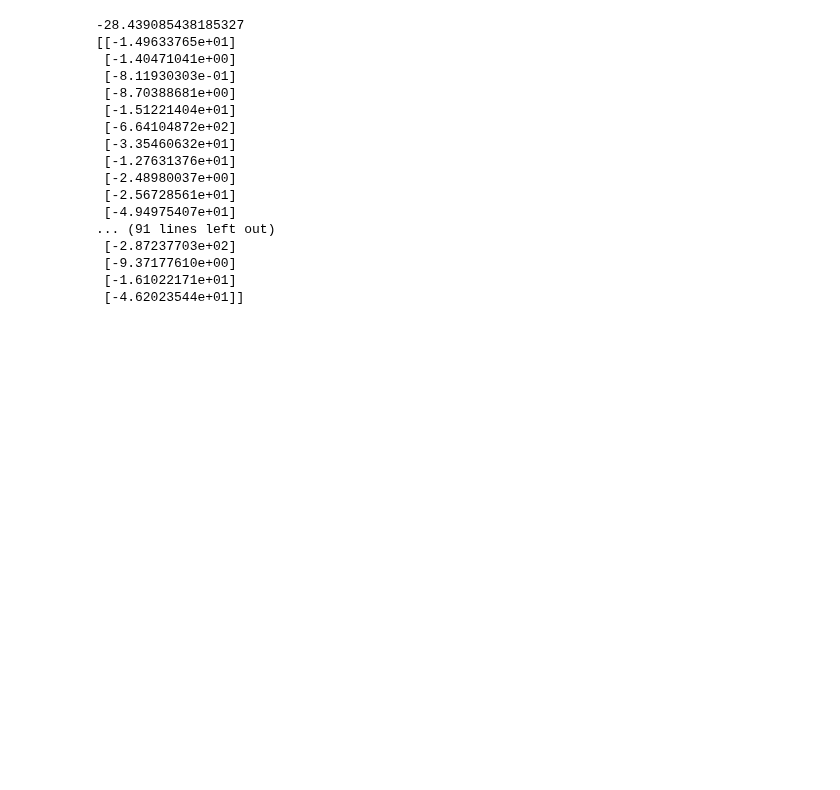
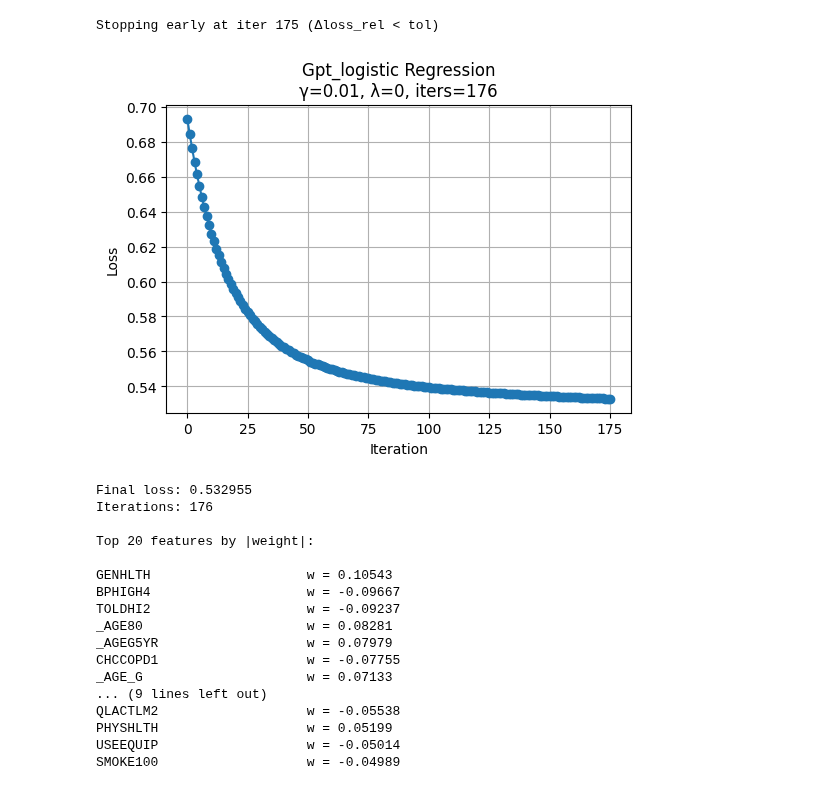
Before and after one commit to EPFLHenrik/medical-ml-prediction, a Jupyter notebook: workflow/log_regression/logistic_regression.ipynb, the cells around one changed output. Drawn from its saved outputs; the diff is of its cells as text; code cells hidden in the pictures; blank space fills up the shorter version.

Commit message:
omw for logistic regression

```diff
--- a/workflow/log_regression/logistic_regression.ipynb
+++ b/workflow/log_regression/logistic_regression.ipynb
@@ -377,24 +386,0 @@ y = y.reshape(-1,1)
-# %%
-
-w, losses = logistic_regression(y, x_data, w_init, max_iters=100, gamma=0.1)
-# %%
-print(losses)
-print(w)
-# %% [output]
--28.439085438185327
-[[-1.49633765e+01]
- [-1.40471041e+00]
- [-8.11930303e-01]
- [-8.70388681e+00]
- [-1.51221404e+01]
- [-6.64104872e+02]
- [-3.35460632e+01]
- [-1.27631376e+01]
- [-2.48980037e+00]
- [-2.56728561e+01]
- [-4.94975407e+01]
-... (91 lines left out)
- [-2.87237703e+02]
- [-9.37177610e+00]
- [-1.61022171e+01]
- [-4.62023544e+01]]
@@ -400,0 +444,46 @@ print(w)
+# %%
+valid_cols = ~np.isnan(x_data).all(axis=0)
+x_data = x_data[:, valid_cols]
+total_columns = [col for col, keep in zip(list(x_indices.keys()), valid_cols) if keep]
+x_indices = {col: i for i, col in enumerate(total_columns)}
+
+col_mean = np.nanmean(x_data, axis=0)
+inds = np.where(np.isnan(x_data))
+x_data[inds] = np.take(col_mean, inds[1])
+
+# --- Standardize once ---
+x_data = (x_data - np.mean(x_data, axis=0)) / np.std(x_data, axis=0)
+
+# --- Prepare y ---
+y = y_data[:,1].copy()
+y[np.isnan(y)] = np.nanmean(y)
+y = (y + 1) / 2  # convert -1,1 → 0,1
+y = y.reshape(-1,1)
+
+col_names = total_columns
+tx = x_data
+final_y = y
+
+w3, loss3 = run_experiment(final_y, tx, col_names,
+                          kind="gpt_logistic", gamma=0.01,
+                            max_iters=300, lambda_=0, tol=1e-4)
+# %% [output]
+Stopping early at iter 175 (Δloss_rel < tol)
+[figure, added]
+Final loss: 0.532955
+Iterations: 176
+
+Top 20 features by |weight|:
+
+GENHLTH                    w = 0.10543
+BPHIGH4                    w = -0.09667
+TOLDHI2                    w = -0.09237
+_AGE80                     w = 0.08281
+_AGEG5YR                   w = 0.07979
+CHCCOPD1                   w = -0.07755
+_AGE_G                     w = 0.07133
+... (9 lines left out)
+QLACTLM2                   w = -0.05538
+PHYSHLTH                   w = 0.05199
+USEEQUIP                   w = -0.05014
+SMOKE100                   w = -0.04989
```
Also changed, not shown: parts of 10 cells of this notebook, 1 other file.
